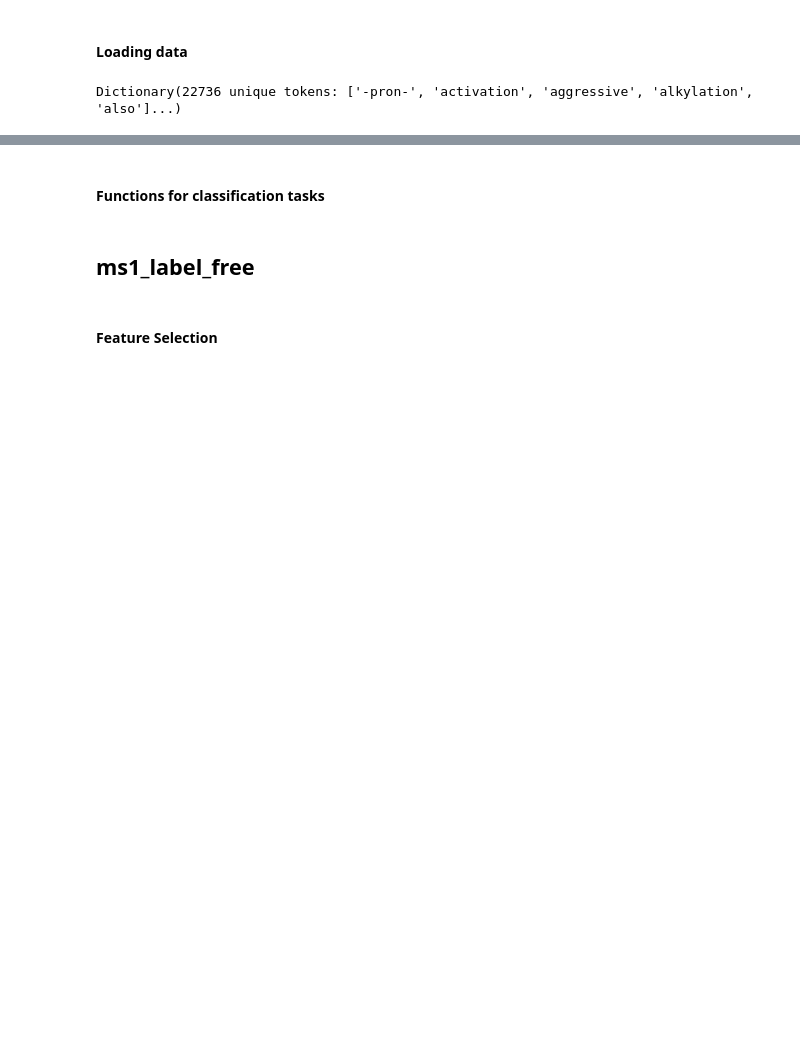
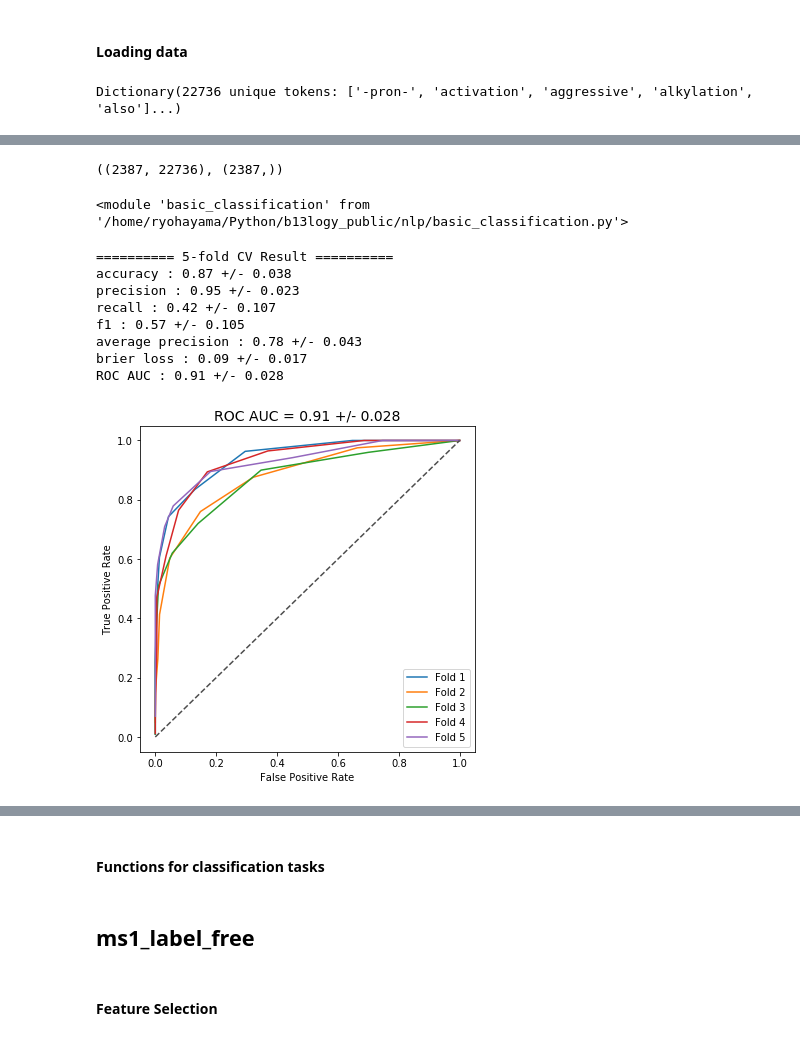
Before and after one commit to TangoJP/b13logy_public, a Jupyter notebook: nlp/basic_classification_test.ipynb, the cells around one changed output, grey strips where cells are left out. Drawn from its saved outputs; the diff is of its cells as text; code cells hidden in the pictures; blank space fills up the shorter version.

```diff
--- a/nlp/nlp13_2_classification_w_Tf-Idf_MS1_LabelFree.ipynb
+++ b/nlp/basic_classification_test.ipynb
@@ -30,11 +28,11 @@ if True:
     with open('serialized_data/processed_df_plus_dummies.pickle', 'rb') as out_df:
         df =pickle.load(out_df)
 
-    sample_tfidf = corpora.MmCorpus('nlp13_data/sample_tfidf.mm')
-    data_tfidf = corpora.MmCorpus('nlp13_data/data_tfidf.mm')
+    #sample_tfidf = corpora.MmCorpus('nlp13_data/sample_tfidf.mm')
+    #data_tfidf = corpora.MmCorpus('nlp13_data/data_tfidf.mm')
     protocols_tfidf = corpora.MmCorpus('nlp13_data/protocols_tfidf.mm')
-    description_tfidf = corpora.MmCorpus('nlp13_data/description_tfidf.mm')
-    whole_tfidf = corpora.MmCorpus('nlp13_data/whole_tfidf.mm')
+    #description_tfidf = corpora.MmCorpus('nlp13_data/description_tfidf.mm')
+    #whole_tfidf = corpora.MmCorpus('nlp13_data/whole_tfidf.mm')
     my_dictionary = corpora.Dictionary.load('nlp13_data/whole_dictionary.dict')
     print(my_dictionary)
 # %% [output]
@@ -45,3 +43,10 @@ df.head(2)
 |  | dataset_id | sample_protocol | data_protocol | description | quant_methods | silac | ms1_label_free | ... |
 | 0 | PXD000029 | [breast, cancer, tissue, lysate, ... | [proteomic, datum, analysis, prot... | [current, prognostic, factor, ins... | itraq | 0 | 0 | ... |
 | 1 | PXD000164 | [protein, extraction, catheter, b... | [mass, spectrometric, analyse, th... | [long, term, catheterization, lea... | label free | 0 | 0 | ... |
+# %%
+X = matutils.corpus2dense(protocols_tfidf, num_terms=22736).T
+y = np.array(df.silac)
+# %%
+X.shape, y.shape
+# %% [output]
+((2387, 22736), (2387,))
@@ -47,0 +57,18 @@ df.head(2)
+# %%
+reload(bclf)
+# %% [output]
+<module 'basic_classification' from '/home/ryohayama/Python/b13logy_public/nlp/basic_classification.py'>
+# %%
+session = bclf.MyCVClassifier(X, y, CVFold=5, verbose=False)
+session.run(print_output=True)
+session.plot_roc()
+# %% [output]
+========== 5-fold CV Result ==========
+accuracy : 0.87 +/- 0.038
+precision : 0.95 +/- 0.023
+recall : 0.42 +/- 0.107
+f1 : 0.57 +/- 0.105
+average precision : 0.78 +/- 0.043
+brier loss : 0.09 +/- 0.017
+ROC AUC : 0.91 +/- 0.028
+[figure, added]
```
Also changed, not shown: parts of 5 cells of this notebook, 1 other file.
